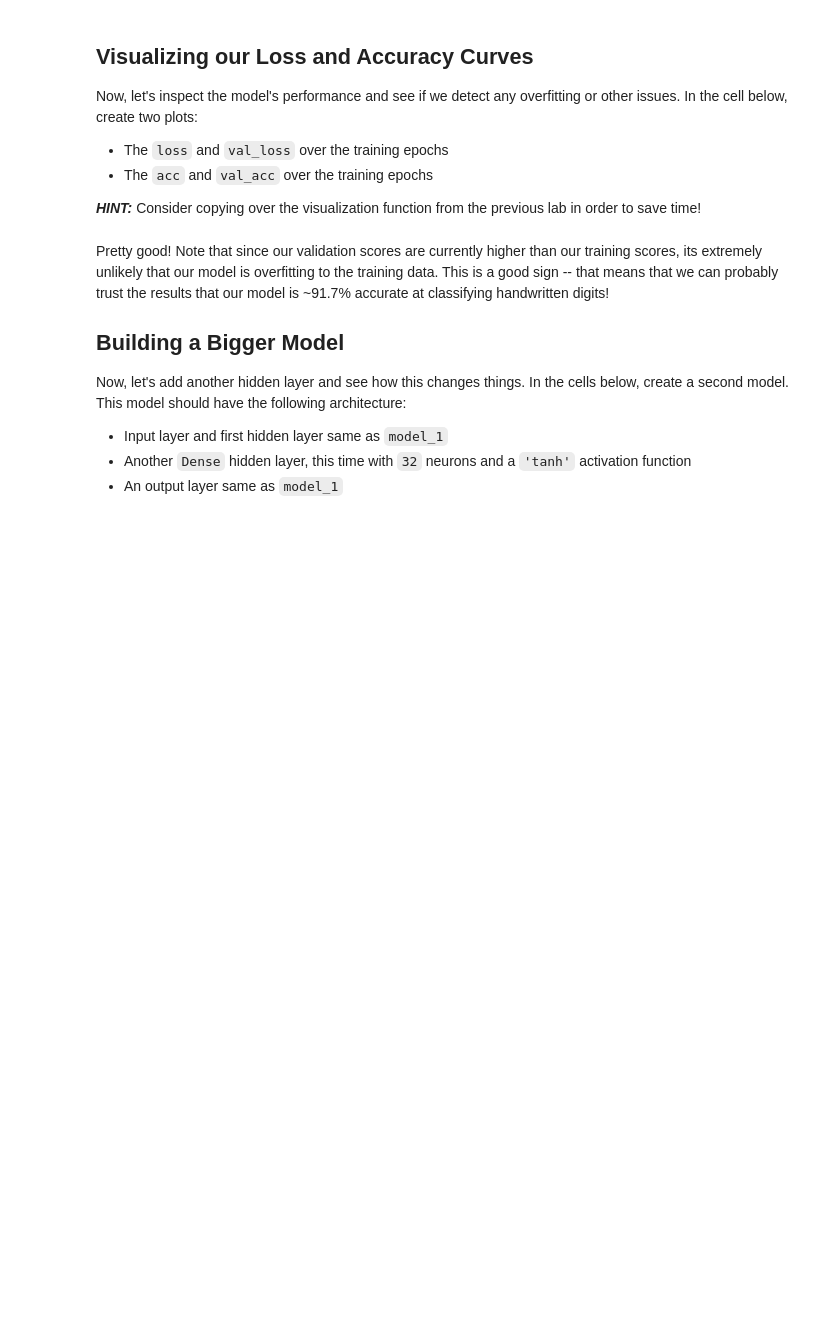
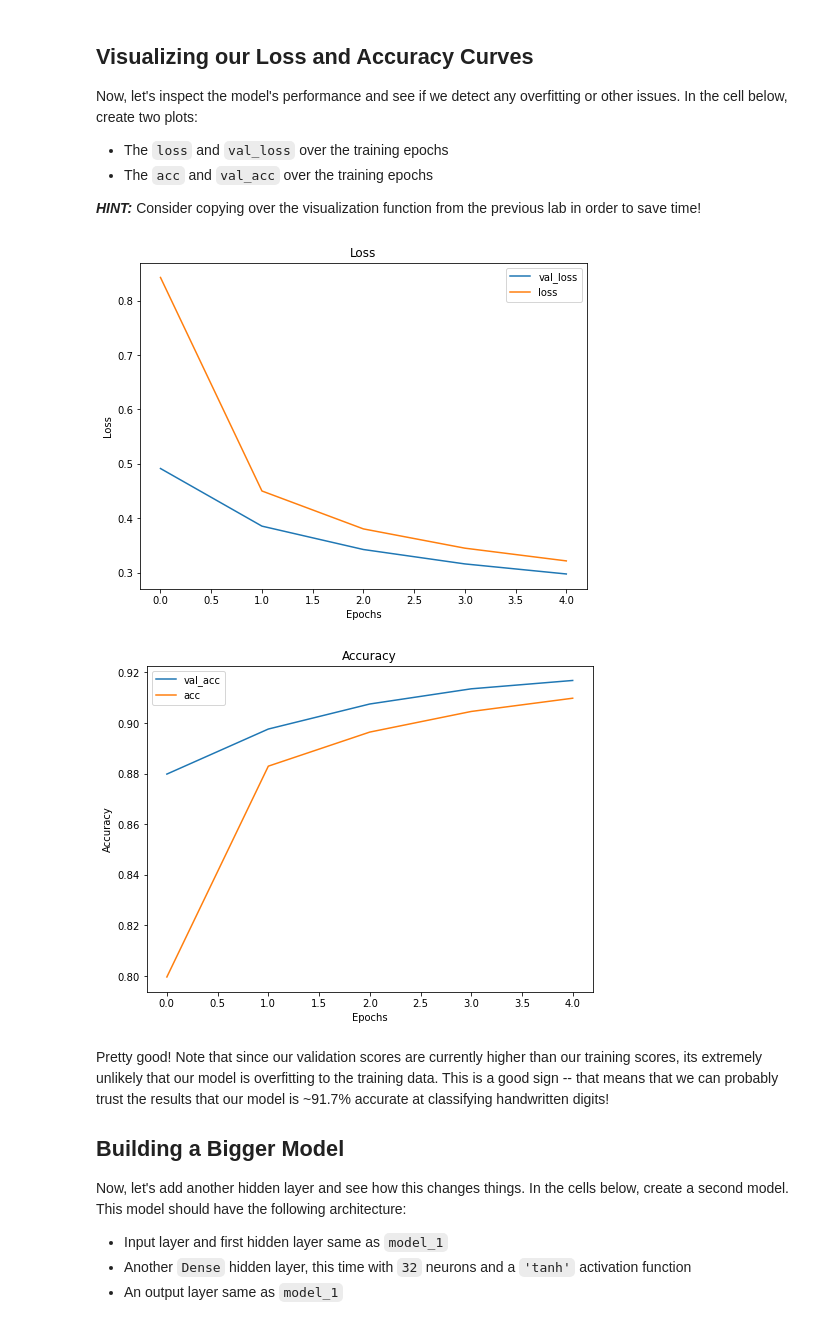
Before and after one commit to cristopher-d-delgado/dsc-image-classification-with-mlps-lab, a Jupyter notebook: index.ipynb, the cells around one changed output. Cells and saved outputs as stored; diff of their text form; code cells hidden in the pictures; blank space fills up the shorter version.

```diff
--- a/index.ipynb
+++ b/index.ipynb
@@ -219,3 +216,28 @@ def visualize_training_results(results):
+# %%
+def visualize_training_results(results):
+    history = results.history
+    plt.figure(figsize=(8,6))
+    plt.plot(history['val_loss'])
+    plt.plot(history['loss'])
+    plt.legend(['val_loss', 'loss'])
+    plt.title('Loss')
+    plt.xlabel('Epochs')
+    plt.ylabel('Loss')
+    plt.show()
+
+    plt.figure(figsize=(8,6))
+    plt.plot(history['val_acc'])
+    plt.plot(history['acc'])
+    plt.legend(['val_acc', 'acc'])
+    plt.title('Accuracy')
+    plt.xlabel('Epochs')
+    plt.ylabel('Accuracy')
+    plt.show()
+# %%
+visualize_training_results(results_1)
+# %% [output]
+[figure, added]
+[figure, added]
 # %% [markdown]
 Pretty good! Note that since our validation scores are currently higher than our training scores, its extremely unlikely that our model is overfitting to the training data. This is a good sign -- that means that we can probably trust the results that our model is ~91.7% accurate at classifying handwritten digits!
 
```
Also changed, not shown: parts of 13 cells of this notebook.
